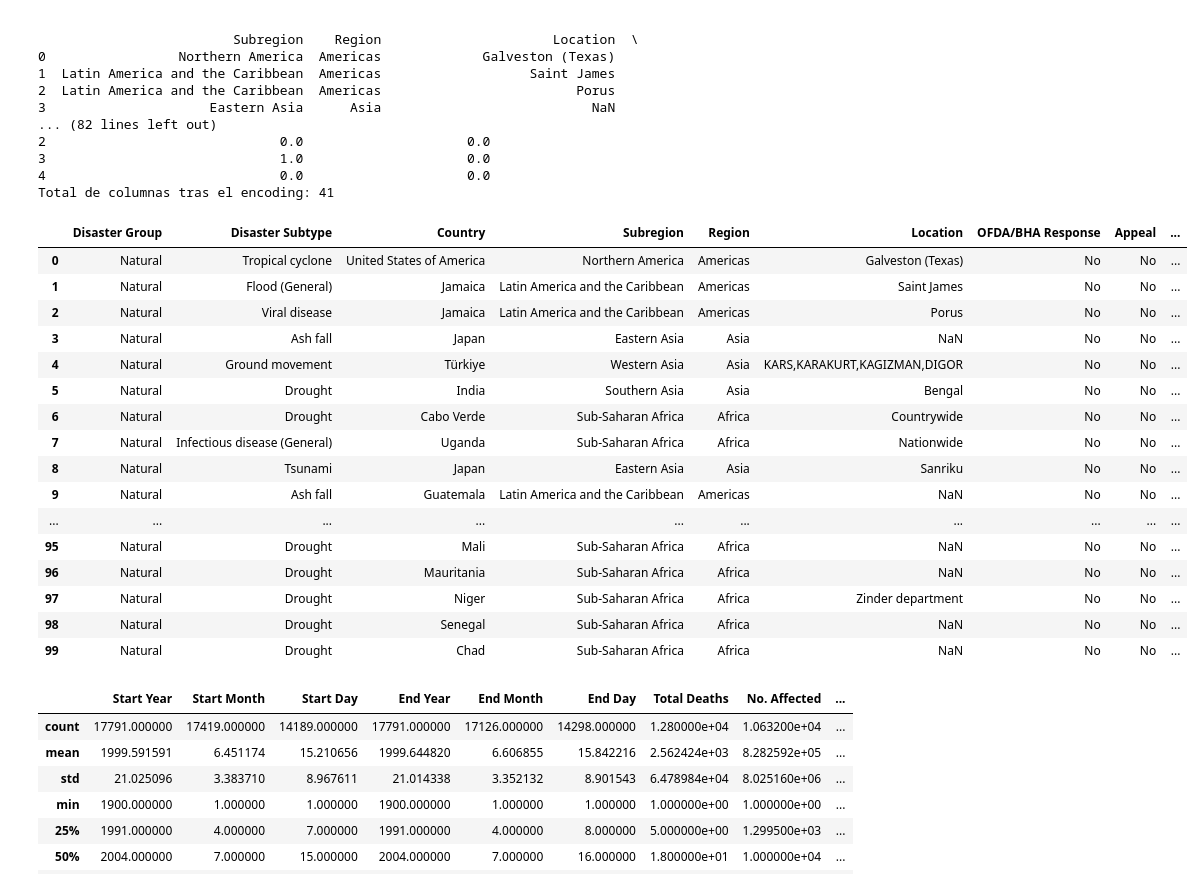
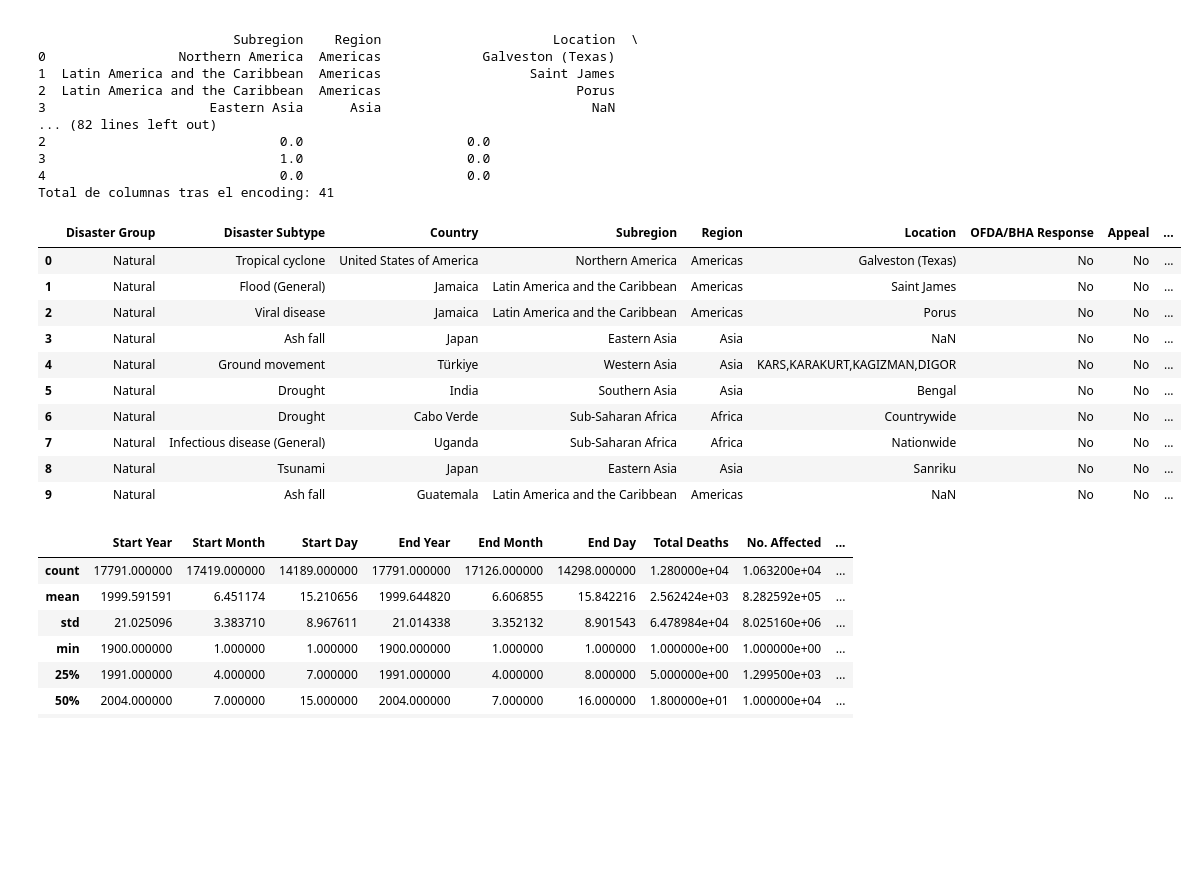
Before and after one commit to d13gx/natural-disaster-analysis, a Jupyter notebook: Evaluacion_1_EG_DR_Mejorado.ipynb, the cells around one changed output. Drawn from its saved outputs; the diff is of its cells as text; code cells hidden in the pictures; blank space fills up the shorter version.

```diff
--- a/Evaluacion_1_EG_DR_Mejorado.ipynb
+++ b/Evaluacion_1_EG_DR_Mejorado.ipynb
@@ -345,25 +302,19 @@ print(f"Total de columnas tras el encoding: {len(df_final.columns)}")
 4                              0.0                     0.0
 Total de columnas tras el encoding: 41
 # %%
-df_final.head(100) #observamos el nuevo dataframe con las variables y encoder aplicado
+df_final.head(10) #observamos el nuevo dataframe con las variables y encoder aplicado
 # %% [output]
 |  | Disaster Group | Disaster Subtype | Country | Subregion | Region | Location | OFDA/BHA Response | Appeal | ... |
 | 0 | Natural | Tropical cyclone | United States of America | Northern America | Americas | Galveston (Texas) | No | No | ... |
 | 1 | Natural | Flood (General) | Jamaica | Latin America and the Caribbean | Americas | Saint James | No | No | ... |
 | 2 | Natural | Viral disease | Jamaica | Latin America and the Caribbean | Americas | Porus | No | No | ... |
 | 3 | Natural | Ash fall | Japan | Eastern Asia | Asia | NaN | No | No | ... |
 | 4 | Natural | Ground movement | Türkiye | Western Asia | Asia | KARS,KARAKURT,KAGIZMAN,DIGOR | No | No | ... |
 | 5 | Natural | Drought | India | Southern Asia | Asia | Bengal | No | No | ... |
 | 6 | Natural | Drought | Cabo Verde | Sub-Saharan Africa | Africa | Countrywide | No | No | ... |
 | 7 | Natural | Infectious disease (General) | Uganda | Sub-Saharan Africa | Africa | Nationwide | No | No | ... |
 | 8 | Natural | Tsunami | Japan | Eastern Asia | Asia | Sanriku | No | No | ... |
 | 9 | Natural | Ash fall | Guatemala | Latin America and the Caribbean | Americas | NaN | No | No | ... |
-| ... | ... | ... | ... | ... | ... | ... | ... | ... | ... |
-| 95 | Natural | Drought | Mali | Sub-Saharan Africa | Africa | NaN | No | No | ... |
-| 96 | Natural | Drought | Mauritania | Sub-Saharan Africa | Africa | NaN | No | No | ... |
-| 97 | Natural | Drought | Niger | Sub-Saharan Africa | Africa | Zinder department | No | No | ... |
-| 98 | Natural | Drought | Senegal | Sub-Saharan Africa | Africa | NaN | No | No | ... |
-| 99 | Natural | Drought | Chad | Sub-Saharan Africa | Africa | NaN | No | No | ... |
 # %%
 df_final.describe()
 # %% [output]
```
Also changed, not shown: parts of 19 cells of this notebook.
